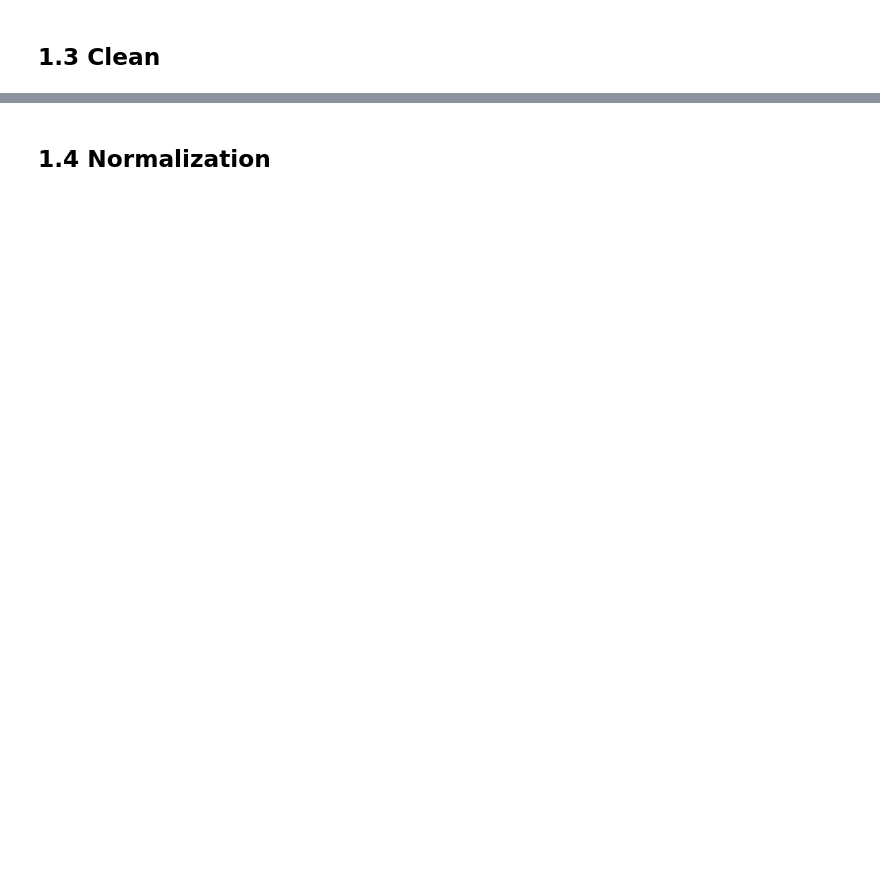
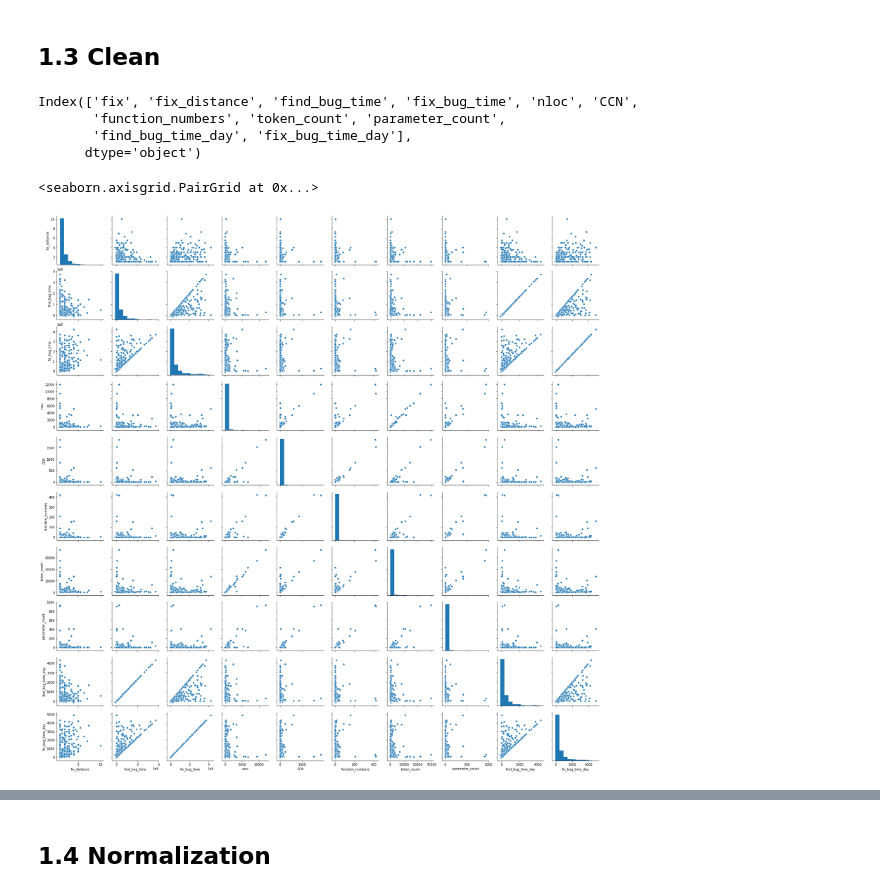
Before and after one commit to FishAndWasabi/groupwork18, a Jupyter notebook: FinalProject/preprocess/preprocess.ipynb, the cells around one changed output, grey strips where cells are left out. Saved outputs shown, nothing was run; the diff lists cells and outputs as text; code cells hidden in the pictures; blank space fills up the shorter version.

```diff
--- a/FinalProject/preprocess/preprocess.ipynb
+++ b/FinalProject/preprocess/preprocess.ipynb
@@ -183,2 +183,18 @@ sns.pairplot(author)
 # %% [markdown]
 ## 1.3  Clean
+# %%
+columns = ['find_bug_time', 'fix_bug_time']
+secondpreday = 60*60*24
+for column in columns:
+    df[column+'_day'] = df[column]/secondpreday
+print(df.columns)
+# %% [output]
+Index(['fix', 'fix_distance', 'find_bug_time', 'fix_bug_time', 'nloc', 'CCN',
+       'function_numbers', 'token_count', 'parameter_count',
+       'find_bug_time_day', 'fix_bug_time_day'],
+      dtype='object')
+# %%
+sns.pairplot(df)
+# %% [output]
+<seaborn.axisgrid.PairGrid at 0x...>
+[figure, added]
```
Also changed, not shown: parts of 7 cells of this notebook, 3 other files.
